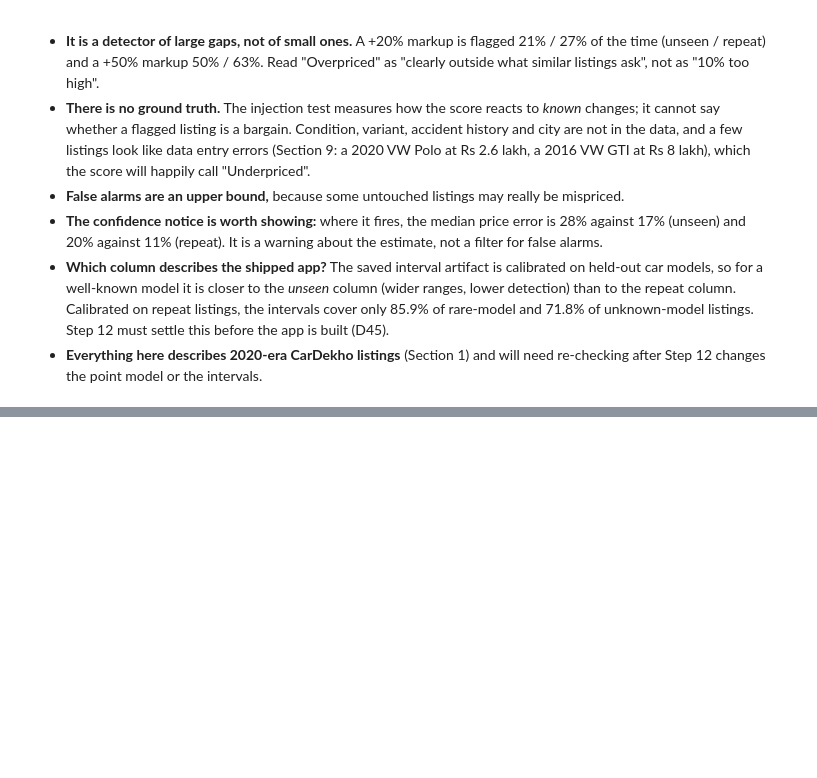
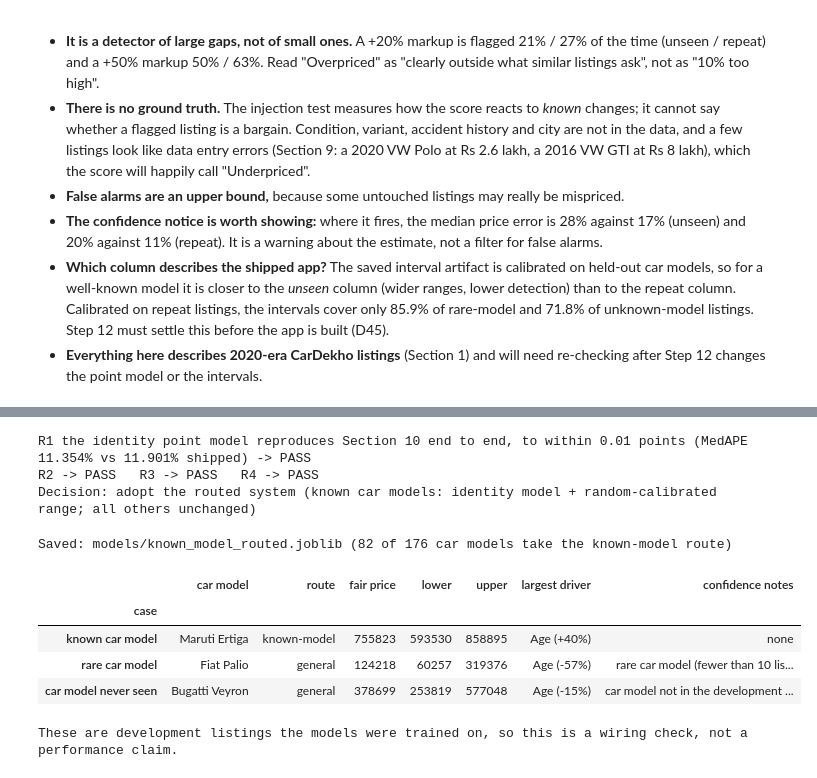
Before and after one commit to aayaan-khan/Used-Cars-Cost-Prediction, a Jupyter notebook: notebooks/Used_Cars_Cost_Prediction.ipynb, the cells around one changed output, grey strips where cells are left out. Saved outputs shown, nothing was run; the diff lists cells and outputs as text; code cells hidden in the pictures; blank space fills up the shorter version.

```diff
--- a/notebooks/Used_Cars_Cost_Prediction.ipynb
+++ b/notebooks/Used_Cars_Cost_Prediction.ipynb
@@ -2902,0 +3076,53 @@ display(Markdown(f"""### 12.6 What this section means for the Deal Score
+# %%
+# Cell 65: the decision, straight from the rules fixed above
+R1_check = abs(sys_tbl.loc[("S2 routed", "all listings"), "MedAPE %"] - tables["repeat listings"].loc[f"identity one-hot, routed (k={K_ROUTE})", "MedAPE_%"])
+assert R1_check < 0.01, "the routed point model does not reproduce Section 10"
+print(f"R1 the identity point model reproduces Section 10 end to end, to within 0.01 points (MedAPE {sys_tbl.loc[('S2 routed', 'all listings'), 'MedAPE %']:.3f}% vs {sys_tbl.loc[('S1 shipped', 'all listings'), 'MedAPE %']:.3f}% shipped) -> PASS")
+print(f"R2 -> {'PASS' if (R2a and R2b) else 'FAIL'}   R3 -> {'PASS' if R3 else 'FAIL'}   R4 -> {'PASS' if R4 else 'FAIL'}")
+ADOPT_ROUTING = bool(R2a and R2b)                              # R2 is the adoption rule; R3 and R4 are reported consequences
+print("Decision:", "adopt the routed system (known car models: identity model + random-calibrated range; all others unchanged)" if ADOPT_ROUTING
+      else "keep the shipped system")
+assert ADOPT_ROUTING, "the rest of this section saves the routed artifact; stop here if the rule fails"
+# %% [output]
+R1 the identity point model reproduces Section 10 end to end, to within 0.01 points (MedAPE 11.354% vs 11.901% shipped) -> PASS
+R2 -> PASS   R3 -> PASS   R4 -> PASS
+Decision: adopt the routed system (known car models: identity model + random-calibrated range; all others unchanged)
+# %%
+# Cell 66: fit the known-model branch on all development rows, save it, and prove the routing works through src/deal_score.py and src/explain.py
+import joblib, sklearn, lightgbm
+import src.explain as xp
+point_known = clone(POINT_ID).fit(dev[FEATS_ID], dev.log_price)
+p_idx, c_idx = next(GroupKFold(n_splits=4, shuffle=True, random_state=42).split(dev, groups=twin_id))      # calibration rows: random listings, twin groups together
+interval_known = LocallyAdaptiveCQR(lo_id, hi_id, diff_model=DIFF_ID).fit(dev[FEATS_ID].iloc[p_idx], dev.log_price.iloc[p_idx],
+                                                                         dev[FEATS_ID].iloc[c_idx], dev.log_price.iloc[c_idx])
+model_counts = dev.model_key.value_counts().to_dict()
+joblib.dump({"point_model": point_known, "interval_model": interval_known, "features": FEATS_ID, "model_counts": model_counts, "k_route": K_ROUTE,
+             "trained_on": f"development set, {len(dev)} rows (range calibrated on {len(c_idx)} random listings)",
+             "versions": {"scikit-learn": sklearn.__version__, "lightgbm": lightgbm.__version__}}, "../models/known_model_routed.joblib")
+print(f"Saved: models/known_model_routed.joblib ({sum(v >= K_ROUTE for v in model_counts.values())} of {len(model_counts)} car models take the known-model route)")
+
+importlib.reload(ds); ds._point_artifact = ds._interval_artifact = ds._routed_artifact = None            # force a fresh load from disk
+cnt = dev.model_key.map(dev.model_key.value_counts())
+cases = {"known car model": dev[cnt >= 100].sample(1, random_state=1).iloc[0],
+         "rare car model": dev[(cnt >= 1) & (cnt < K_ROUTE)].sample(1, random_state=1).iloc[0],
+         "car model never seen": dev.sample(1, random_state=1).iloc[0].copy()}
+cases["car model never seen"]["model_key"] = "Bugatti Veyron"
+rows = []
+for label, r in cases.items():
+    out = ds.deal_score(r, r.selling_price, model_key=r.model_key)
+    ex = xp.explain_listing(r, model_key=r.model_key)
+    assert abs(ex["predicted_price"] - out["predicted_price"]) < 0.01 and ex["route"] == out["route"]      # explanation and score use the same fair price
+    rows.append({"case": label, "car model": r.model_key, "route": out["route"], "fair price": int(out["predicted_price"]), "lower": int(out["lower_bound"]),
+                 "upper": int(out["upper_bound"]), "largest driver": f"{ex['drivers'].driver[0]} ({ex['drivers'].effect_pct[0]:+.0f}%)",
+                 "confidence notes": "; ".join(out["confidence_reasons"]) or "none"})
+assert [r["route"] for r in rows] == ["known-model", "general", "general"]
+display(pd.DataFrame(rows).set_index("case"))
+print("These are development listings the models were trained on, so this is a wiring check, not a performance claim.")
+# %% [output]
+Saved: models/known_model_routed.joblib (82 of 176 car models take the known-model route)
+|  | car model | route | fair price | lower | upper | largest driver | confidence notes |
+| case |  |  |  |  |  |  |  |
+| known car model | Maruti Ertiga | known-model | 755823 | 593530 | 858895 | Age (+40%) | none |
+| rare car model | Fiat Palio | general | 124218 | 60257 | 319376 | Age (-57%) | rare car model (fewer than 10 lis... |
+| car model never seen | Bugatti Veyron | general | 378699 | 253819 | 577048 | Age (-15%) | car model not in the development ... |
+These are development listings the models were trained on, so this is a wiring check, not a performance claim.
```
Also changed, not shown: parts of 7 cells of this notebook, 5 other files.
